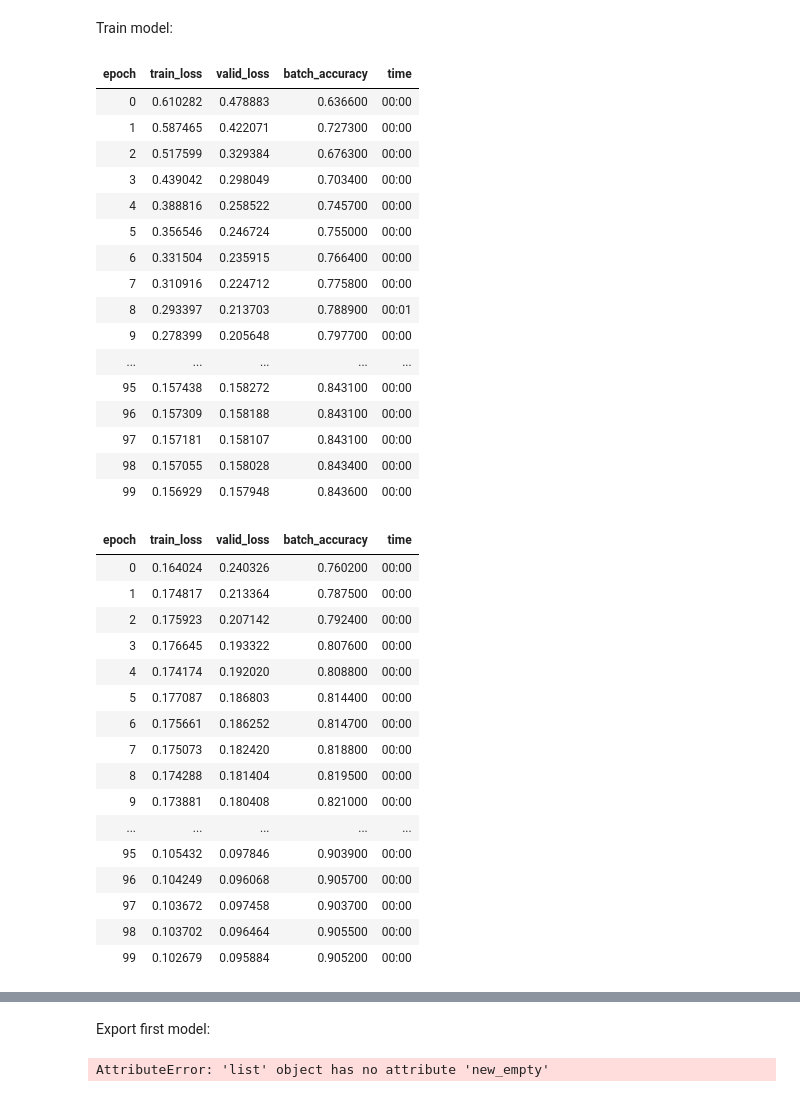
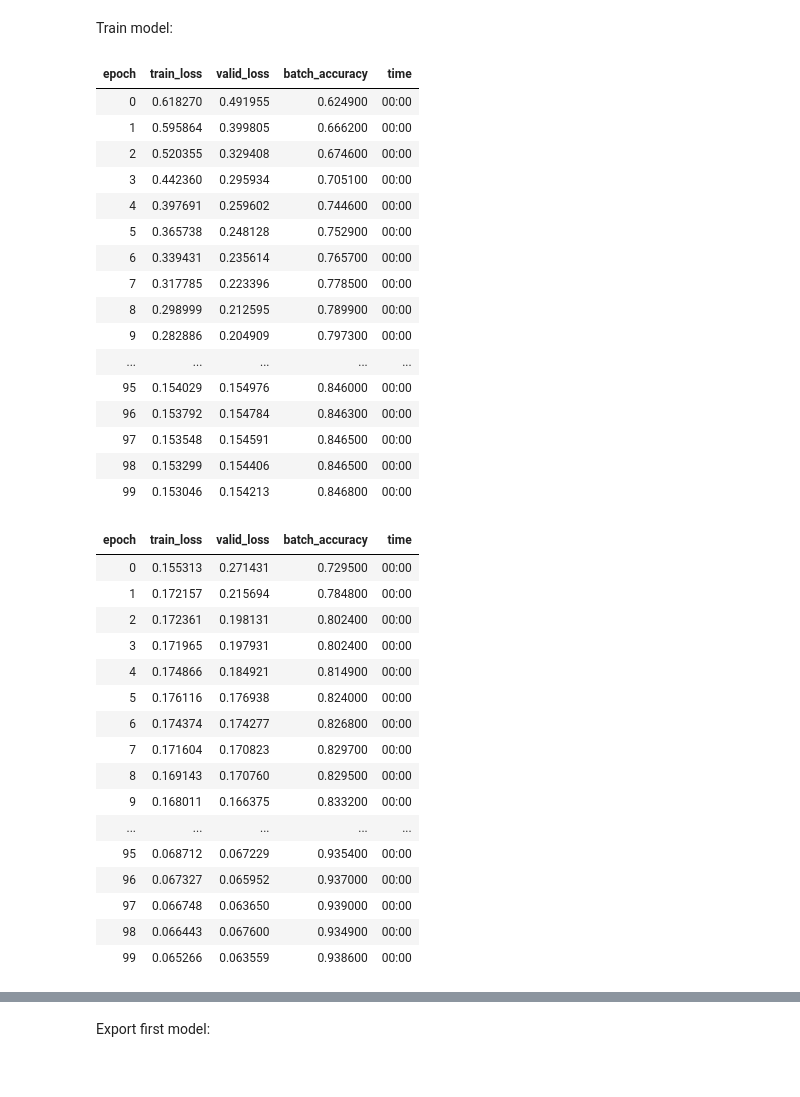
Before and after one commit to Felforge/3_and_7_identifier, a Jupyter notebook: digit_identifier.ipynb, the cells around one changed output, grey strips where cells are left out. Cells and saved outputs as stored; diff of their text form; code cells hidden in the pictures.

Commit message:
inital model update

```diff
--- a/digit_identifier.ipynb
+++ b/digit_identifier.ipynb
@@ -122,41 +122,40 @@ Train model:
 # %%
 learn.fit(100, 1)
 learn.fit(100, 5)
 learn.fit(100, 10)
-learn.fit(100, 25)
 # %% [output]
 | epoch | train_loss | valid_loss | batch_accuracy | time |
-| 0 | 0.610282 | 0.478883 | 0.636600 | 00:00 |
-| 1 | 0.587465 | 0.422071 | 0.727300 | 00:00 |
-| 2 | 0.517599 | 0.329384 | 0.676300 | 00:00 |
-| 3 | 0.439042 | 0.298049 | 0.703400 | 00:00 |
-| 4 | 0.388816 | 0.258522 | 0.745700 | 00:00 |
-| 5 | 0.356546 | 0.246724 | 0.755000 | 00:00 |
-| 6 | 0.331504 | 0.235915 | 0.766400 | 00:00 |
-| 7 | 0.310916 | 0.224712 | 0.775800 | 00:00 |
-| 8 | 0.293397 | 0.213703 | 0.788900 | 00:01 |
-| 9 | 0.278399 | 0.205648 | 0.797700 | 00:00 |
+| 0 | 0.618270 | 0.491955 | 0.624900 | 00:00 |
+| 1 | 0.595864 | 0.399805 | 0.666200 | 00:00 |
+| 2 | 0.520355 | 0.329408 | 0.674600 | 00:00 |
+| 3 | 0.442360 | 0.295934 | 0.705100 | 00:00 |
+| 4 | 0.397691 | 0.259602 | 0.744600 | 00:00 |
+| 5 | 0.365738 | 0.248128 | 0.752900 | 00:00 |
+| 6 | 0.339431 | 0.235614 | 0.765700 | 00:00 |
+| 7 | 0.317785 | 0.223396 | 0.778500 | 00:00 |
+| 8 | 0.298999 | 0.212595 | 0.789900 | 00:00 |
+| 9 | 0.282886 | 0.204909 | 0.797300 | 00:00 |
 | ... | ... | ... | ... | ... |
-| 95 | 0.157438 | 0.158272 | 0.843100 | 00:00 |
-| 96 | 0.157309 | 0.158188 | 0.843100 | 00:00 |
-| 97 | 0.157181 | 0.158107 | 0.843100 | 00:00 |
-| 98 | 0.157055 | 0.158028 | 0.843400 | 00:00 |
-| 99 | 0.156929 | 0.157948 | 0.843600 | 00:00 |
+| 95 | 0.154029 | 0.154976 | 0.846000 | 00:00 |
+| 96 | 0.153792 | 0.154784 | 0.846300 | 00:00 |
+| 97 | 0.153548 | 0.154591 | 0.846500 | 00:00 |
+| 98 | 0.153299 | 0.154406 | 0.846500 | 00:00 |
+| 99 | 0.153046 | 0.154213 | 0.846800 | 00:00 |
 | epoch | train_loss | valid_loss | batch_accuracy | time |
-| 0 | 0.164024 | 0.240326 | 0.760200 | 00:00 |
-| 1 | 0.174817 | 0.213364 | 0.787500 | 00:00 |
-| 2 | 0.175923 | 0.207142 | 0.792400 | 00:00 |
-| 3 | 0.176645 | 0.193322 | 0.807600 | 00:00 |
-| 4 | 0.174174 | 0.192020 | 0.808800 | 00:00 |
-| 5 | 0.177087 | 0.186803 | 0.814400 | 00:00 |
-| 6 | 0.175661 | 0.186252 | 0.814700 | 00:00 |
-| 7 | 0.175073 | 0.182420 | 0.818800 | 00:00 |
-| 8 | 0.174288 | 0.181404 | 0.819500 | 00:00 |
-| 9 | 0.173881 | 0.180408 | 0.821000 | 00:00 |
+| 0 | 0.155313 | 0.271431 | 0.729500 | 00:00 |
+| 1 | 0.172157 | 0.215694 | 0.784800 | 00:00 |
+| 2 | 0.172361 | 0.198131 | 0.802400 | 00:00 |
+| 3 | 0.171965 | 0.197931 | 0.802400 | 00:00 |
+| 4 | 0.174866 | 0.184921 | 0.814900 | 00:00 |
+| 5 | 0.176116 | 0.176938 | 0.824000 | 00:00 |
+| 6 | 0.174374 | 0.174277 | 0.826800 | 00:00 |
+| 7 | 0.171604 | 0.170823 | 0.829700 | 00:00 |
+| 8 | 0.169143 | 0.170760 | 0.829500 | 00:00 |
+| 9 | 0.168011 | 0.166375 | 0.833200 | 00:00 |
 | ... | ... | ... | ... | ... |
-| 95 | 0.105432 | 0.097846 | 0.903900 | 00:00 |
-| 96 | 0.104249 | 0.096068 | 0.905700 | 00:00 |
-| 97 | 0.103672 | 0.097458 | 0.903700 | 00:00 |
-| 98 | 0.103702 | 0.096464 | 0.905500 | 00:00 |
-| 99 | 0.102679 | 0.095884 | 0.905200 | 00:00 |
+| 95 | 0.068712 | 0.067229 | 0.935400 | 00:00 |
+| 96 | 0.067327 | 0.065952 | 0.937000 | 00:00 |
+| 97 | 0.066748 | 0.063650 | 0.939000 | 00:00 |
+| 98 | 0.066443 | 0.067600 | 0.934900 | 00:00 |
+| 99 | 0.065266 | 0.063559 | 0.938600 | 00:00 |
 | epoch | train_loss | valid_loss | batch_accuracy | time |
@@ -196,6 +178,2 @@ learn.fit(100, 25)
 # %% [markdown]
 Export first model:
-# %%
-learn.export('initial_model.pkl')
-# %% [output]
-AttributeError: 'list' object has no attribute 'new_empty'
```
Also changed, not shown: parts of 2 cells of this notebook.
